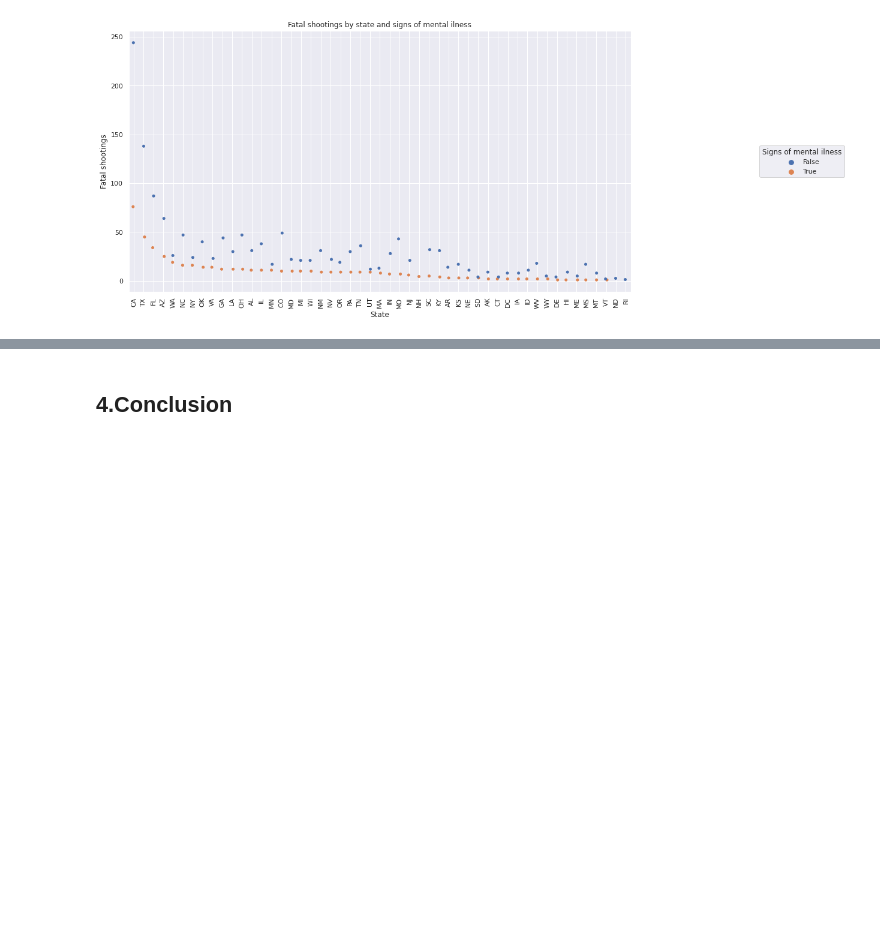
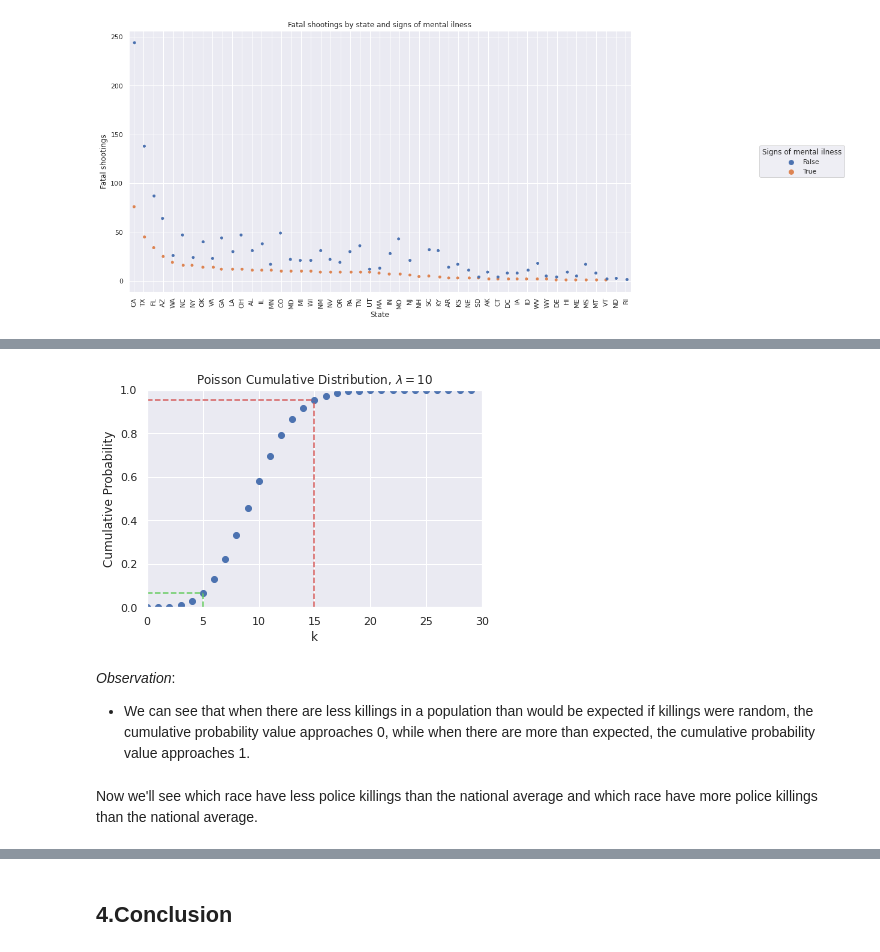
Before and after one commit to ibsa21/Police-brutality-DS-ML, a Jupyter notebook: police_brutality_analysis.ipynb, the cells around one changed output, grey strips where cells are left out. Drawn from its saved outputs; the diff is of its cells as text; code cells hidden in the pictures; blank space fills up the shorter version.

```diff
--- a/police_brutality_analysis.ipynb
+++ b/police_brutality_analysis.ipynb
@@ -611,0 +703,25 @@ plt.show()
+# %%
+cppd = poisson.cdf(x_range, expected_lambda) #cumulative poisson distribution
+c_k1 = poisson.cdf(k1, expected_lambda) #cumulative probability of observing k1
+c_k2 = poisson.cdf(k2, expected_lambda) #and k2
+
+plt.figure()
+plt.plot(x_range,cppd, 'o')
+c_k1 = poisson.cdf(k1, expected_lambda)
+plt.plot([k1, k1], [0, c_k1], 'g--')
+plt.plot([0, k1], [c_k1, c_k1], 'g--')
+plt.plot([k2, k2], [0, c_k2], 'r--')
+plt.plot([0, k2], [c_k2, c_k2], 'r--')
+plt.title(r'Poisson Cumulative Distribution, $\lambda=10$')
+plt.xlabel('k')
+plt.ylabel('Cumulative Probability')
+plt.xlim([0, 30])
+plt.ylim([0, 1])
+plt.show()
+# %% [output]
+[figure, added]
+# %% [markdown]
+<i>Observation</i>:<br>
+- We can see that when there are less killings in a population than would be expected if killings were random, the cumulative probability value approaches 0, while when there are more than expected, the cumulative probability value approaches 1.
+# %% [markdown]
+Now we'll see which race have less police killings than the national average and which race have more police killings than the national average.
```
Also changed, not shown: parts of 26 cells of this notebook.
